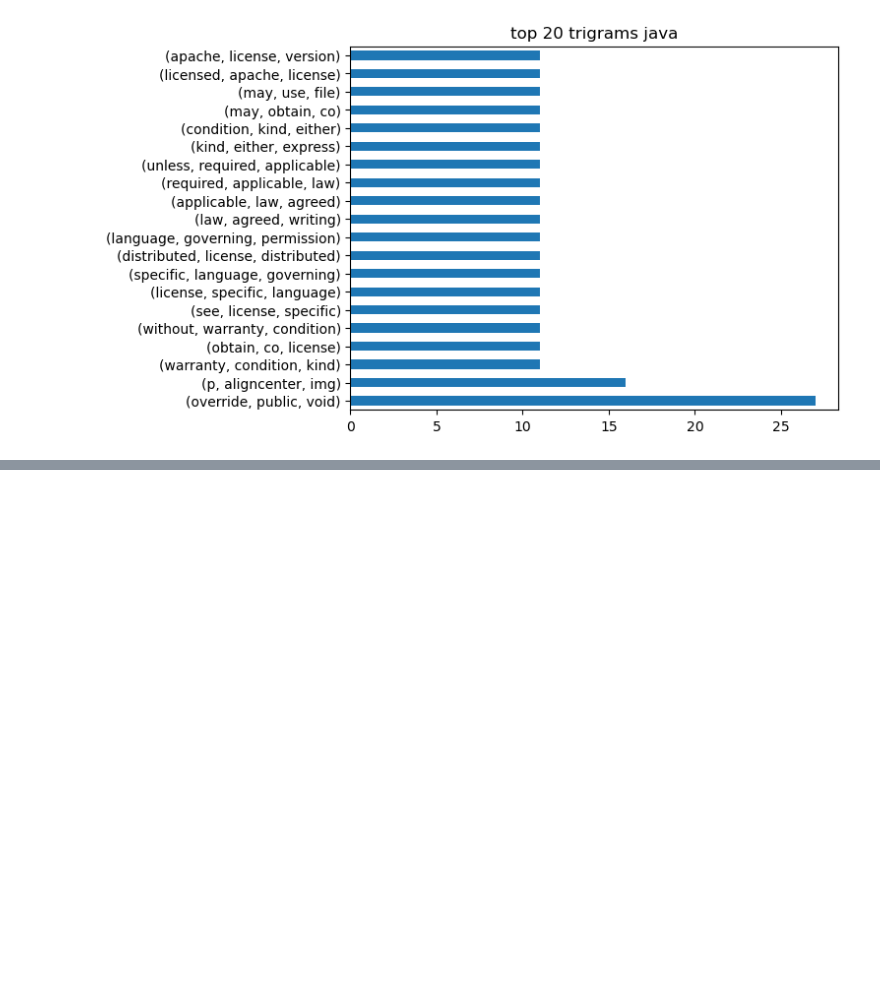
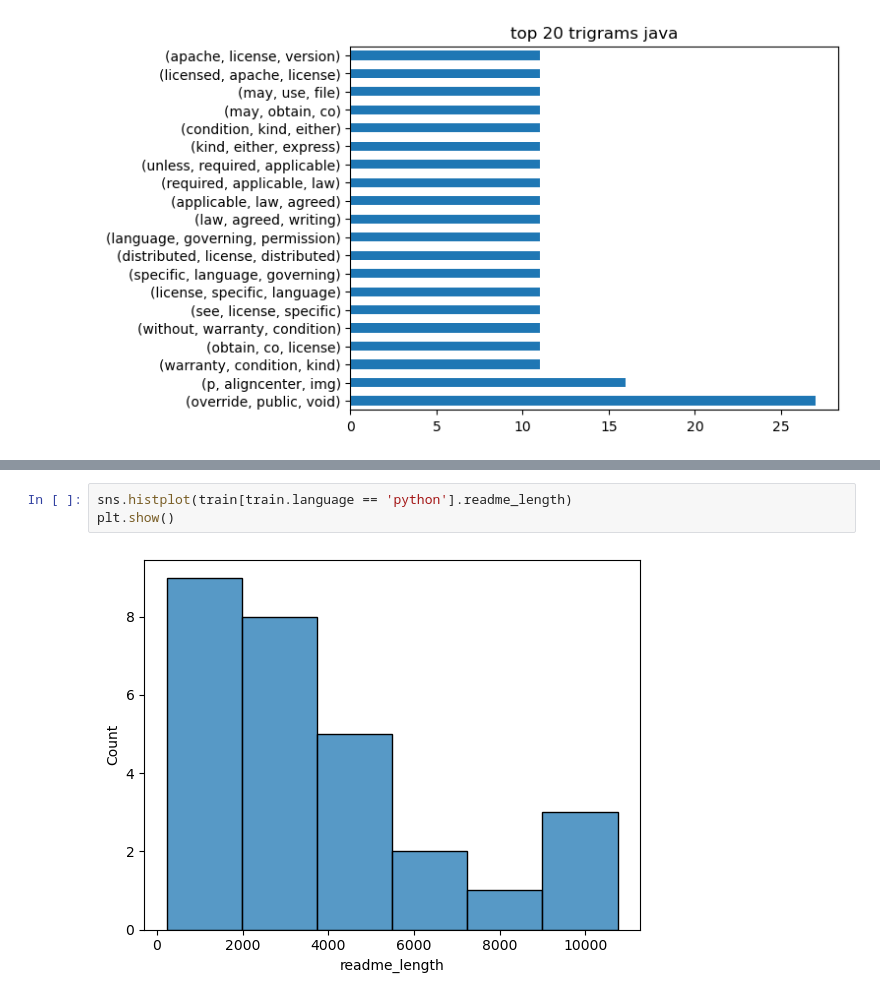
Before and after one commit to skylerschnee/nlp-project, a Jupyter notebook: josh_explore.ipynb, the cells around one changed output, grey strips where cells are left out. Drawn from its saved outputs; the diff is of its cells as text; blank space fills up the shorter version.

```diff
--- a/josh_explore.ipynb
+++ b/josh_explore.ipynb
@@ -171,0 +203,5 @@ for i in range(3):
+# %%
+sns.histplot(train[train.language == 'python'].readme_length)
+plt.show()
+# %% [output]
+[figure, added]
```
Also changed, not shown: parts of 14 cells of this notebook.
